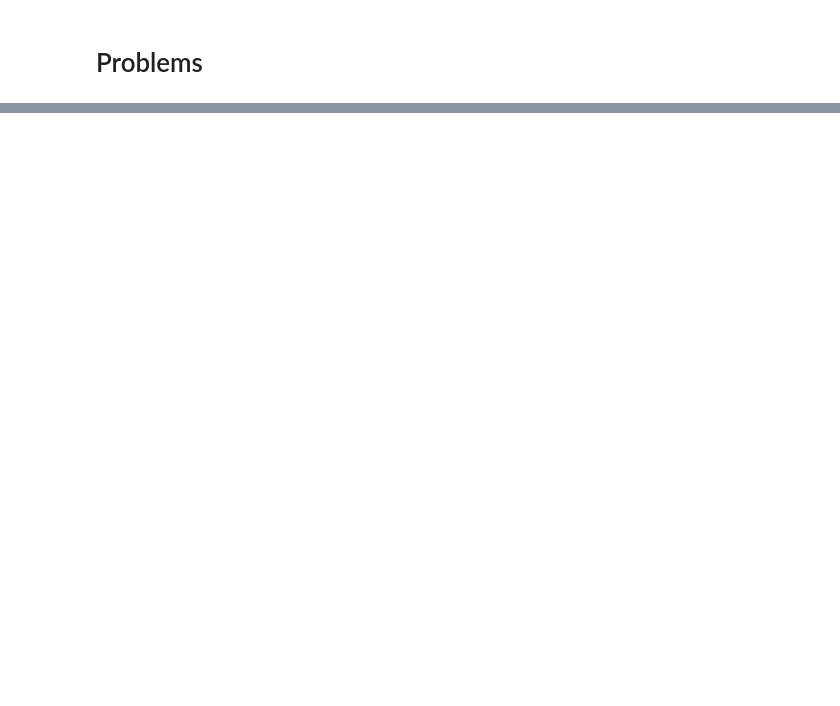
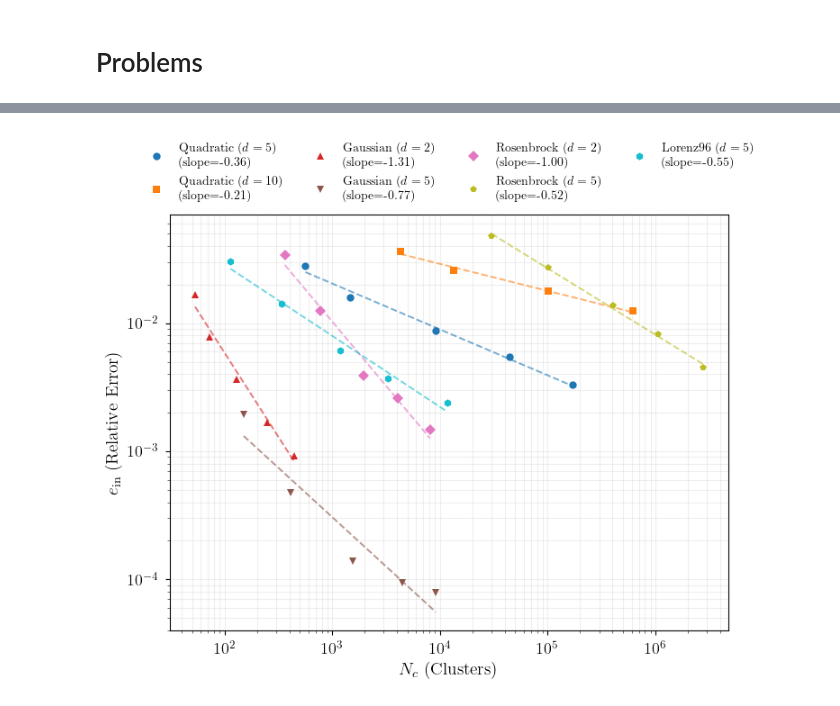
Before and after one commit to ut-padas/affini, a Jupyter notebook: ics26_eda.ipynb, the cells around one changed output, grey strips where cells are left out. Saved outputs shown, nothing was run; the diff lists cells and outputs as text; code cells hidden in the pictures; blank space fills up the shorter version.

```diff
--- a/ics26_eda.ipynb
+++ b/ics26_eda.ipynb
@@ -834,0 +1183,98 @@ fig.legend(
+# %%
+from scipy.stats import linregress
+
+# Quadratic (d=5)
+Nc_quad_d5 = np.array([562, 1460, 9157, 43_805, 168_418])
+ein_quad_d5 = np.array([2.82e-02, 1.58e-02, 8.71e-03, 5.46e-03, 3.31e-03])
+
+# Quadratic (d=10)
+Nc_quad_d10 = np.array([4266, 13_290, 100_616, 613_701])
+ein_quad_d10 = np.array([3.63e-02, 2.59e-02, 1.77e-02, 1.24e-02])
+
+# Gaussian (d=2)
+Nc_gauss_d2 = np.array([53, 72, 130, 246, 446])
+ein_gauss_d2 = np.array([1.66e-02, 7.82e-03, 3.66e-03, 1.69e-03, 9.22e-04])
+
+# Gaussian (d=5)
+Nc_gauss_d5 = np.array([150, 407, 1540, 4462, 9109])
+ein_gauss_d5 = np.array([1.95e-03, 4.75e-04, 1.38e-04, 9.42e-05, 7.84e-05])
+
+# Rosenbrock (d=2)
+Nc_rosen_d2 = np.array([361, 776, 1962, 4063, 8051])
+ein_rosen_d2 = np.array([3.38e-02, 1.25e-02, 3.89e-03, 2.58e-03, 1.47e-03])
+
+# Rosenbrock (d=5)
+Nc_rosen_d5 = np.array([30_110, 100_396, 401_212, 1_064_029, 2_749_440])
+ein_rosen_d5 = np.array([4.79e-02, 2.71e-02, 1.37e-02, 8.14e-03, 4.53e-03])
+
+# Lorenz96 (d=5)
+Nc_lorenz_d5 = np.array([113, 337, 1188, 3281, 11_717])
+ein_lorenz_d5 = np.array([3.05e-02, 1.41e-02, 6.10e-03, 3.69e-03, 2.41e-03])
+
+
+# Data extraction (using the provided arrays)
+data = {
+    "Quadratic ($d=5$)": (Nc_quad_d5, ein_quad_d5),
+    "Quadratic ($d=10$)": (Nc_quad_d10, ein_quad_d10),
+    "Gaussian ($d=2$)": (Nc_gauss_d2, ein_gauss_d2),
+    "Gaussian ($d=5$)": (Nc_gauss_d5, ein_gauss_d5),
+    "Rosenbrock ($d=2$)": (Nc_rosen_d2, ein_rosen_d2),
+    "Rosenbrock ($d=5$)": (Nc_rosen_d5, ein_rosen_d5),
+    "Lorenz96 ($d=5$)": (Nc_lorenz_d5, ein_lorenz_d5),
+}
+
+# Publishing-ready styles
+plt.style.use("seaborn-v0_8-paper")
+plt.rcParams.update(
+    {
+        "font.family": "serif",
+        "font.size": 11,
+        "axes.labelsize": 12,
+        "legend.fontsize": 9,  # Adjusted slightly for horizontal fit
+        "lines.markersize": 6,
+    }
+)
+
+fig, ax = plt.subplots(figsize=(8, 6))
+colors = plt.cm.tab10(np.linspace(0, 1, len(data)))
+markers = ["o", "s", "^", "v", "D", "p", "h"]
+
+for i, (name, (Nc, ein)) in enumerate(data.items()):
+    log_Nc = np.log10(Nc)
+    log_ein = np.log10(ein)
+    slope, intercept, _, _, _ = linregress(log_Nc, log_ein)
+
+    # Plot data points
+    ax.loglog(
+        Nc,
+        ein,
+        marker=markers[i],
+        linestyle="None",
+        color=colors[i],
+        label=f"{name}\n(slope={slope:.2f})",
+    )
+
+    # Plot linear fit
+    fit_line = 10 ** (intercept + slope * log_Nc)
+    ax.loglog(Nc, fit_line, linestyle="--", color=colors[i], alpha=0.6)
+
+# Formatting
+ax.set_xlabel(r"$N_c$ (Clusters)", fontsize=axis_title_fontsize)
+ax.set_ylabel(r"$e_{\mathrm{in}}$ (Relative Error)", fontsize=axis_title_fontsize)
+ax.tick_params(axis="both", labelsize=tick_fontsize)
+
+ax.grid(True, which="both", ls="-", alpha=0.2)
+
+# Positioning the legend on top with 4 columns
+ax.legend(
+    loc="upper center",
+    bbox_to_anchor=(0.5, 1.2),
+    ncol=4,
+    frameon=False,
+    fancybox=False,
+    fontsize=10,
+)
+
+plt.savefig("convergence_plot.png", dpi=300, bbox_inches="tight")
+# %% [output]
+[figure, added]
```
Also changed, not shown: parts of 13 cells of this notebook, 2 other files.
